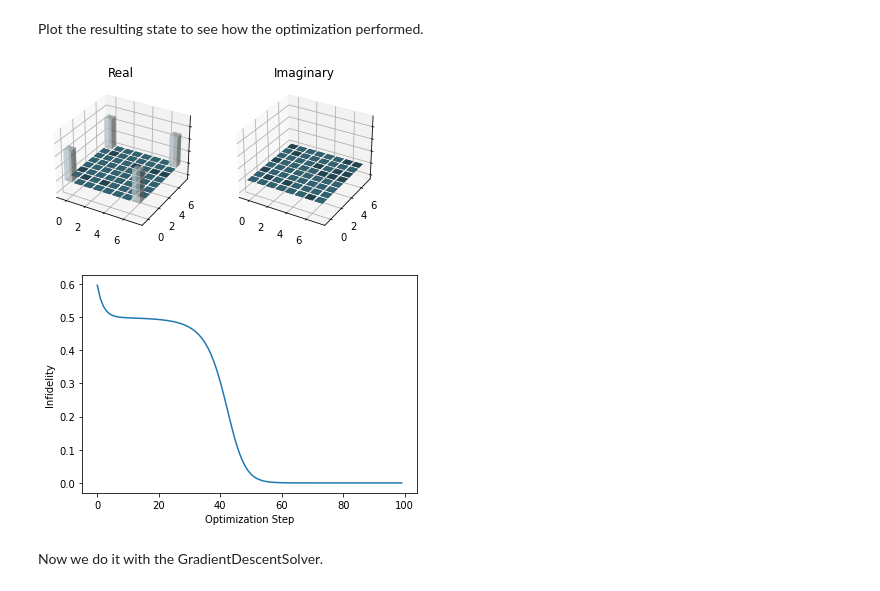
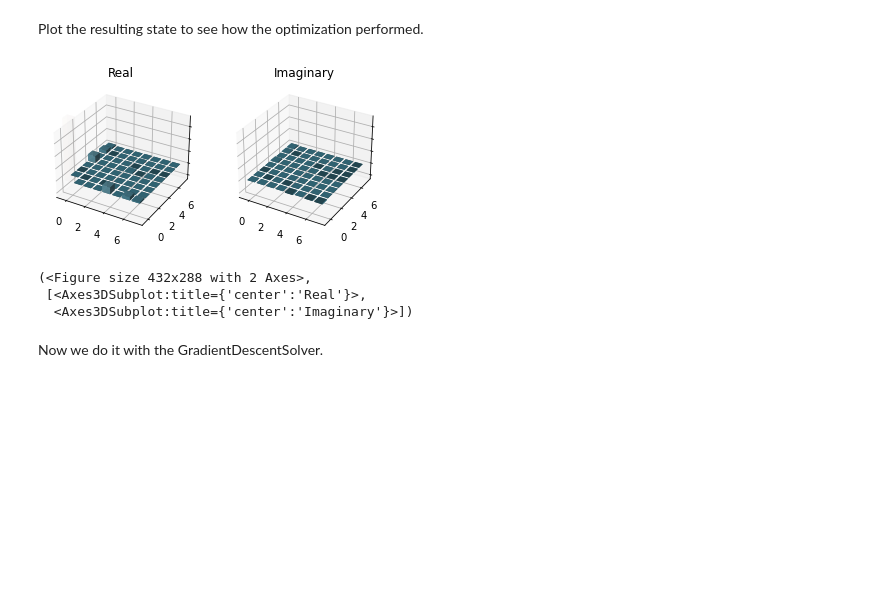
Before and after one commit to graphiq-dev/graphiq, a Jupyter notebook: examples/startup_guide/8_variational_circuits.ipynb, the cells around one changed output. Saved outputs shown, nothing was run; the diff lists cells and outputs as text; code cells hidden in the pictures; blank space fills up the shorter version.

```diff
--- a/examples/startup_guide/8_variational_circuits.ipynb
+++ b/examples/startup_guide/8_variational_circuits.ipynb
@@ -51,13 +52,14 @@ for i in range(1, target.n_qubits):
         )
     )
 
-circuit.init_params()  # randomly sample the initial parameters
-params = circuit.collect_params()
+params = circuit.initialize_parameters()  # randomly sample the initial parameters
 # %% [markdown]
 We wrap all the functions for computing the metric loss value into a single function, where the first parameter is our parameter dictionary.
 # %%
 def compute_loss(params: dict, circuit: CircuitDAG):
-    circuit.set_params(params)
+    circuit.parameters = params
     output_state = compiler.compile(circuit)
     loss = metric.evaluate(output_state, circuit)
     return loss
+
+compute_loss(params, circuit)
@@ -65,7 +69,7 @@ def compute_loss(params: dict, circuit: CircuitDAG):
 Now, we define our `Optax` optimizer to use. For this demonstration, we will use the Adagrad algorithm, but many other popular optimizers exist and are already implemented in `Optax`. These include Adam, SGD, RMSProp, etc.
 # %%
 learning_rate = 0.4
-n_step = 100
+n_step = 10
 progress = True
 optimizer = optax.adagrad(learning_rate)
 opt_state = optimizer.init(params)
@@ -86,17 +90,20 @@ for step in (pbar := tqdm.tqdm(range(n_step), disable=(not progress))):
 # %% [markdown]
 Plot the resulting state to see how the optimization performed.
 # %%
-circuit.set_params(params)
+circuit.parameters = params
 output_state = compiler.compile(circuit)
 output_state.dm.draw()
 
-fig, ax = plt.subplots(1, 1)
-ax.plot(loss_curve)
-ax.set(xlabel="Optimization Step", ylabel="Infidelity")
-plt.show()
+
+# fig, ax = plt.subplots(1, 1)
+# ax.plot(loss_curve)
+# ax.set(xlabel="Optimization Step", ylabel="Infidelity")
+# plt.show()
 # %% [output]
-[figure, old version]
+[figure, new version]
-[figure, removed]
+(<Figure size 432x288 with 2 Axes>,
+ [<Axes3DSubplot:title={'center':'Real'}>,
+  <Axes3DSubplot:title={'center':'Imaginary'}>])
 # %% [markdown]
 Now we do it with the GradientDescentSolver.
 # %%
```
Also changed, not shown: parts of 5 cells of this notebook, 8 other files.
